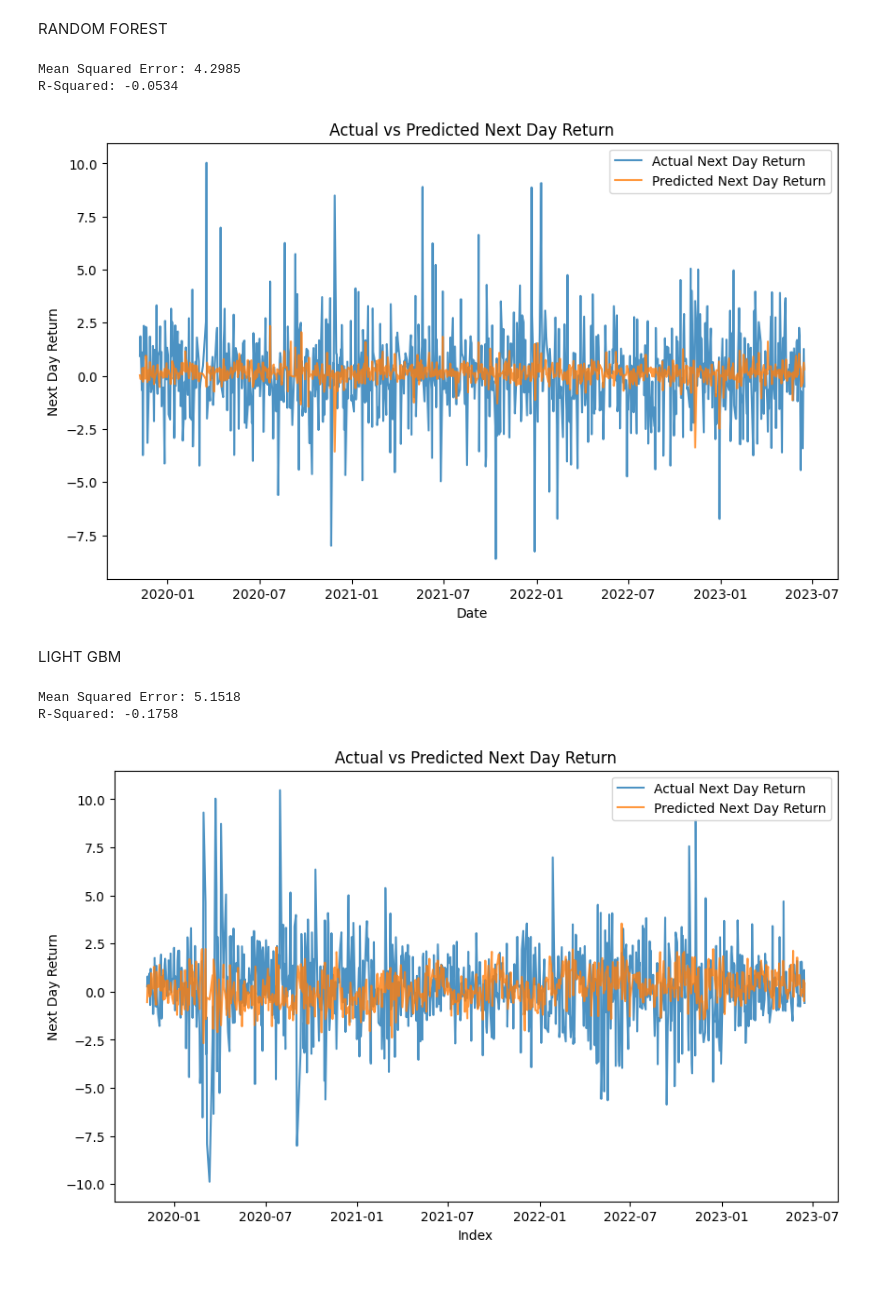
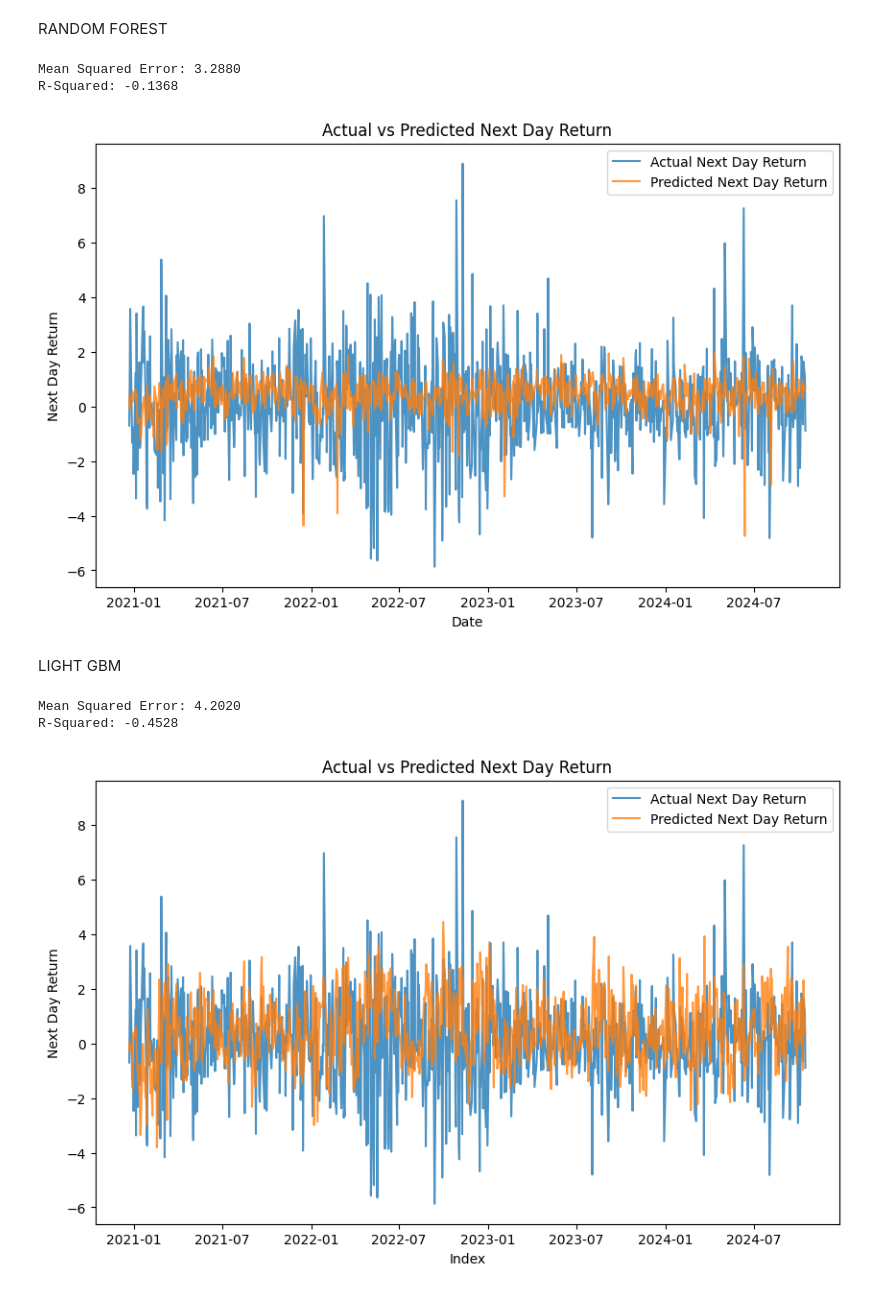
Before and after one commit to theneuralnetworth/jupyter-notebooks, a Jupyter notebook: notebooks/playground/MR.ipynb, the cells around one changed output. Drawn from its saved outputs; the diff is of its cells as text; code cells hidden in the pictures.

```diff
--- a/notebooks/playground/MR.ipynb
+++ b/notebooks/playground/MR.ipynb
@@ -80,9 +80,6 @@ data['Inflation'] = pd.to_numeric(data['Inflation'], errors='coerce')
 if data['Inflation'].isnull().any():
     print("Found NaNs in 'Inflation' column after conversion. Filling with a default value (e.g., median).")
     data['Inflation'].fillna(data['Inflation'].median(), inplace=True)
-
-# Drop any remaining NaN rows (optional)
-data.dropna(inplace=True)
 # %% [output]
 [{'date': '2023-01-01', 'value': 4.11633838374488}, {'date': '2022-01-01', 'value': 8.00279982052121}, {'date': '2021-01-01', 'value': 4.69785886363742}, {'date': '2020-01-01', 'value': 1.233584396306 ...
 # %% [markdown]
@@ -179,7 +176,7 @@ data['Daily Return'] = data['Close'].pct_change()
 data['Next Day Return'] = data['Daily Return'].shift(-1) * 100
 data['Next Week Return'] = data['Daily Return'].shift(-7)
 data['Next Month Return'] = data['Daily Return'].shift(-30)
-data['Next Year Return'] = data['Daily Return'].shift(-365)
+# data['Next Year Return'] = data['Daily Return'].shift(-365)
 
 # 2. Calculate returns over different periods
 data['7-Day Return'] = (data['Close'] / data['Close'].shift(7) - 1) * 100  # 7 days
@@ -313,7 +310,7 @@ features = [
     'Quarter', 'week_number', 'week_day', 'CPI',
     'Daily Range', 'Volume', 'Momentum_10', 'Volume Change',
     'Percentage Change', '7-Day Return', '1-Month Return', '6-Month Return',
-    '1-Year Return', 'Daily Return', 'Next Week Return', 'Next Month Return', 'Next Year Return'
+    '1-Year Return', 'Daily Return', 'Next Week Return', 'Next Month Return'
 ]
 
 # Prepare the input data
@@ -355,9 +352,9 @@ plt.xlabel('Date')
 plt.ylabel('Next Day Return')
 plt.show()
 # %% [output]
-Mean Squared Error: 4.2985
-R-Squared: -0.0534
+Mean Squared Error: 3.2880
+R-Squared: -0.1368
-[figure, old version]
+[figure, new version]
 # %% [markdown]
 LIGHT GBM
 # %%
@@ -374,7 +371,7 @@ features = [
     'Quarter', 'week_number', 'week_day', 'CPI',
     'Daily Range', 'Volume', 'Momentum_10', 'Volume Change',
     'Percentage Change', '7-Day Return', '1-Month Return', '6-Month Return',
-    '1-Year Return', 'Daily Return', 'Next Week Return', 'Next Month Return', 'Next Year Return'
+    '1-Year Return', 'Daily Return', 'Next Week Return', 'Next Month Return'
 ]
 
 # Prepare the input data
@@ -397,33 +394,33 @@ params = {
     'learning_rate': 0.05,
     'feature_fraction': 0.9,   # Fraction of features to use
     'bagging_fraction': 0.8,    # Fraction of data to use for bagging
     'bagging_freq': 5,          # Frequency of bagging
     'verbose': -1               # Verbosity of the output
 }
 
 # Train the model
 model = lgb.train(params, train_data, valid_sets=[test_data], num_boost_round=1000)
 
 # Predict on the test set
 target_pred = model.predict(input_test, num_iteration=model.best_iteration)
 
 # Calculate Mean Squared Error and R-Squared
 mse = mean_squared_error(target_test, target_pred)
 r2 = r2_score(target_test, target_pred)
 
 print(f"Mean Squared Error: {mse:.4f}")
 print(f"R-Squared: {r2:.4f}")
 
 # Plot predictions vs actuals
 plt.figure(figsize=(10, 6))
 plt.plot(data['Date'][-len(target_test):], target_test, label=f'Actual {target}', alpha=0.8)
 plt.plot(data['Date'][-len(target_test):], target_pred, label=f'Predicted {target}', alpha=0.8)
 plt.legend()
 plt.title('Actual vs Predicted Next Day Return')
 plt.xlabel('Index')
 plt.ylabel('Next Day Return')
 plt.show()
 # %% [output]
-Mean Squared Error: 5.1518
-R-Squared: -0.1758
+Mean Squared Error: 4.2020
+R-Squared: -0.4528
-[figure, old version]
+[figure, new version]
```
Also changed, not shown: parts of 4 cells of this notebook, 7 other files.
